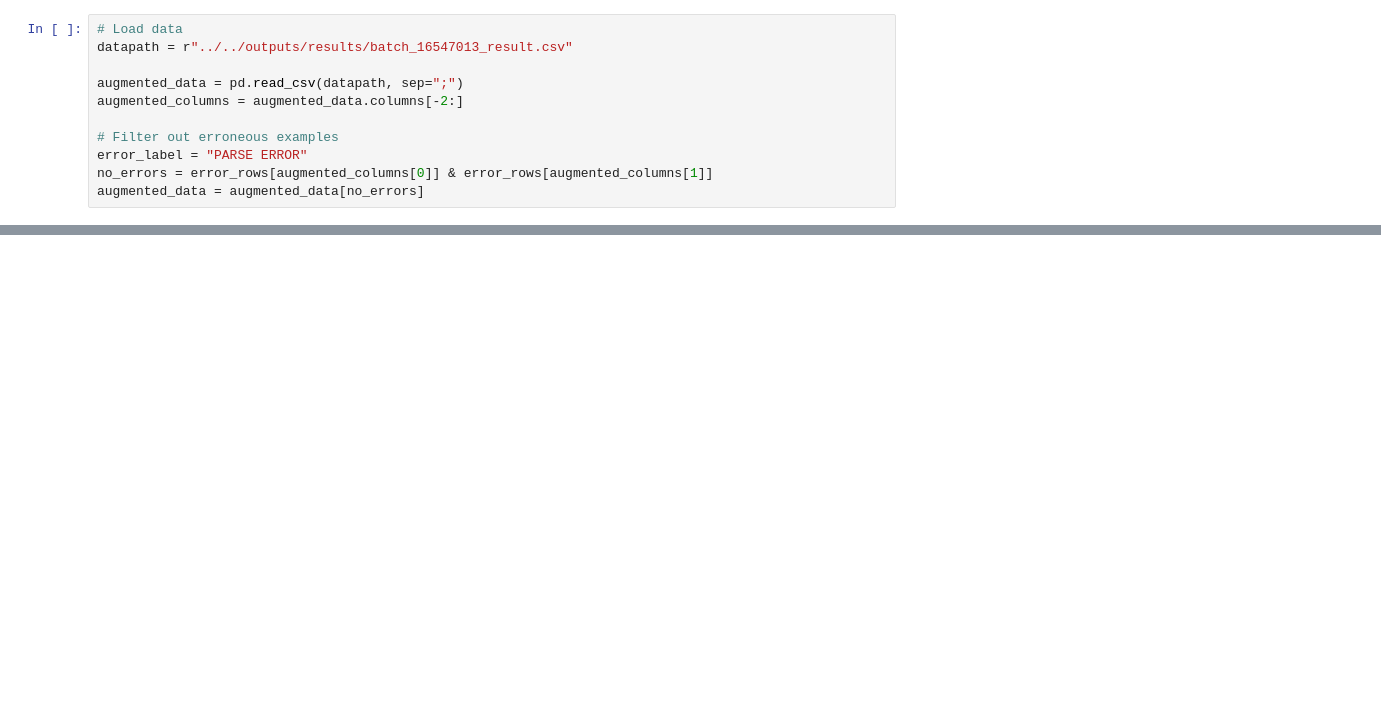
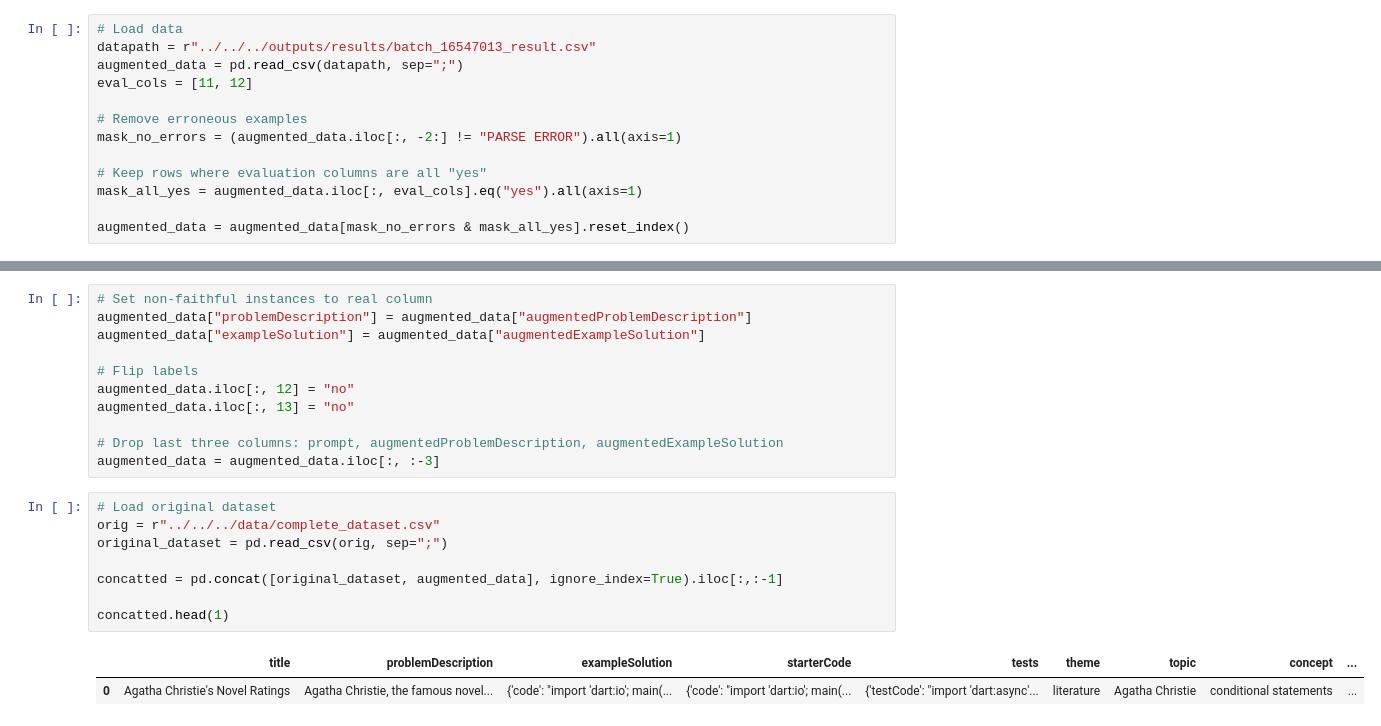
Before and after one commit to AleksiKaa/mscthesis, a Jupyter notebook: src/notebooks/planting_hallucinations/augment_results.ipynb, the cells around one changed output, grey strips where cells are left out. Saved outputs shown, nothing was run; the diff lists cells and outputs as text; blank space fills up the shorter version.

Commit message:
Augmented dataset results

```diff
--- a/src/notebooks/planting_hallucinations/augment_results.ipynb
+++ b/src/notebooks/planting_hallucinations/augment_results.ipynb
@@ -24,11 +33,13 @@ from utils.prompts import (
 # %%
 # Load data
-datapath = r"../../outputs/results/batch_16547013_result.csv"
+datapath = r"../../../outputs/results/batch_16547013_result.csv"
+augmented_data = pd.read_csv(datapath, sep=";")
+eval_cols = [11, 12]
 
-augmented_data = pd.read_csv(datapath, sep=";")
-augmented_columns = augmented_data.columns[-2:]
+# Remove erroneous examples
+mask_no_errors = (augmented_data.iloc[:, -2:] != "PARSE ERROR").all(axis=1)
 
-# Filter out erroneous examples
-error_label = "PARSE ERROR"
-no_errors = error_rows[augmented_columns[0]] & error_rows[augmented_columns[1]]
-augmented_data = augmented_data[no_errors]
+# Keep rows where evaluation columns are all "yes"
+mask_all_yes = augmented_data.iloc[:, eval_cols].eq("yes").all(axis=1)
+
+augmented_data = augmented_data[mask_no_errors & mask_all_yes].reset_index()
@@ -44,0 +65,22 @@ augmented_data.head(5)
+# %%
+# Set non-faithful instances to real column
+augmented_data["problemDescription"] = augmented_data["augmentedProblemDescription"]
+augmented_data["exampleSolution"] = augmented_data["augmentedExampleSolution"]
+
+# Flip labels
+augmented_data.iloc[:, 12] = "no"
+augmented_data.iloc[:, 13] = "no"
+
+# Drop last three columns: prompt, augmentedProblemDescription, augmentedExampleSolution
+augmented_data = augmented_data.iloc[:, :-3]
+# %%
+# Load original dataset
+orig = r"../../../data/complete_dataset.csv"
+original_dataset = pd.read_csv(orig, sep=";")
+
+concatted = pd.concat([original_dataset, augmented_data], ignore_index=True).iloc[:,:-1]
+
+concatted.head(1)
+# %% [output]
+|  | title | problemDescription | exampleSolution | starterCode | tests | theme | topic | concept | ... |
+| 0 | Agatha Christie's Novel Ratings | Agatha Christie, the famous novel... | {'code': "import 'dart:io'; main(... | {'code': "import 'dart:io'; main(... | {'testCode': "import 'dart:async'... | literature | Agatha Christie | conditional statements | ... |
```
Also changed, not shown: parts of 4 cells of this notebook.
